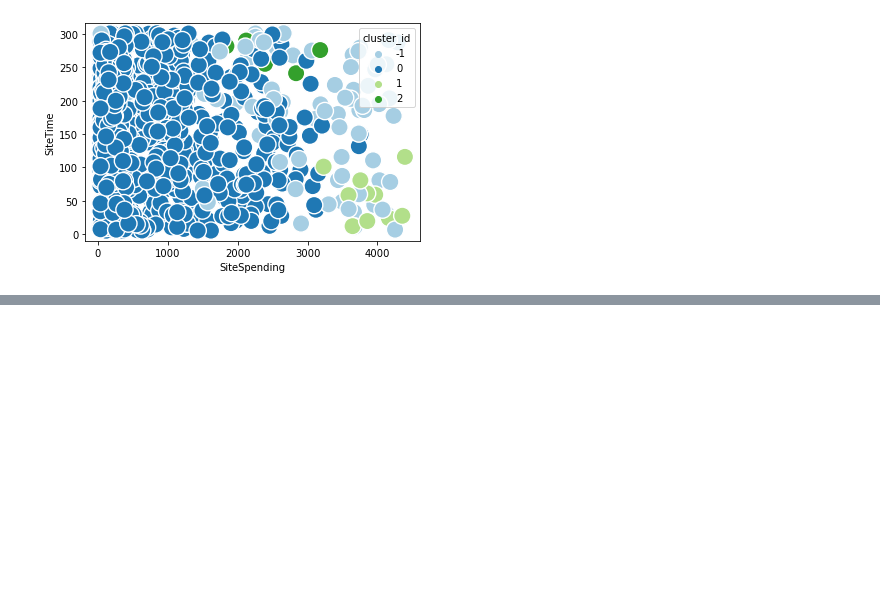
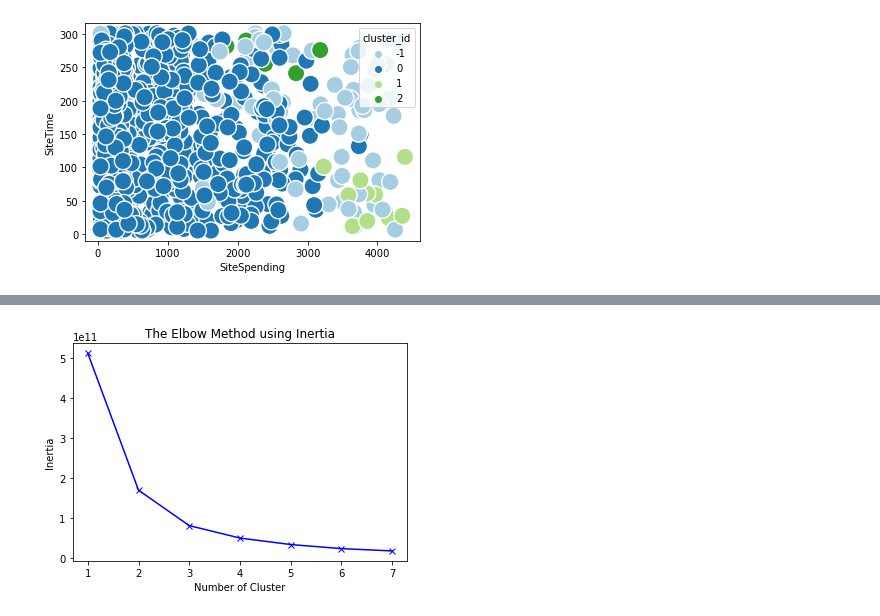
Before and after one commit to syedirfanx/revenue-forecasting, a Jupyter notebook: clustering.ipynb, the cells around one changed output, grey strips where cells are left out. Saved outputs shown, nothing was run; the diff lists cells and outputs as text; code cells hidden in the pictures; blank space fills up the shorter version.

Commit message:
Update clustering

```diff
--- a/clustering.ipynb
+++ b/clustering.ipynb
@@ -101,3 +101,9 @@ sns.scatterplot(x.SiteSpending, x.SiteTime, hue = x.cluster_id, palette="Paired"
 # %% [output]
 <AxesSubplot:xlabel='SiteSpending', ylabel='SiteTime'>
 [figure]
+# %%
+#feature variables
+p = data.drop(['Education'], axis=1)
+p = p.drop(['WorkType'], axis=1)
+p = p.drop(['Sex'], axis=1)
+p
@@ -103,0 +124,23 @@ sns.scatterplot(x.SiteSpending, x.SiteTime, hue = x.cluster_id, palette="Paired"
+# %%
+from sklearn.cluster import KMeans
+from sklearn import metrics
+from scipy.spatial.distance import cdist
+import numpy as np
+import matplotlib.pyplot as plt
+
+cluster = []
+inertia = []
+
+for i in range(1, 8):
+  kmeans = KMeans(n_clusters=i)
+  kmeans.fit(p.drop(columns = ["Region"]))
+  inertia.append(kmeans.inertia_)
+  cluster.append(i)
+# %%
+plt.plot(cluster, inertia,  'bx-')
+plt.xlabel('Number of Cluster')
+plt.ylabel('Inertia')
+plt.title('The Elbow Method using Inertia')
+plt.show()
+# %% [output]
+[figure, added]
```
Also changed, not shown: parts of 12 cells of this notebook.
